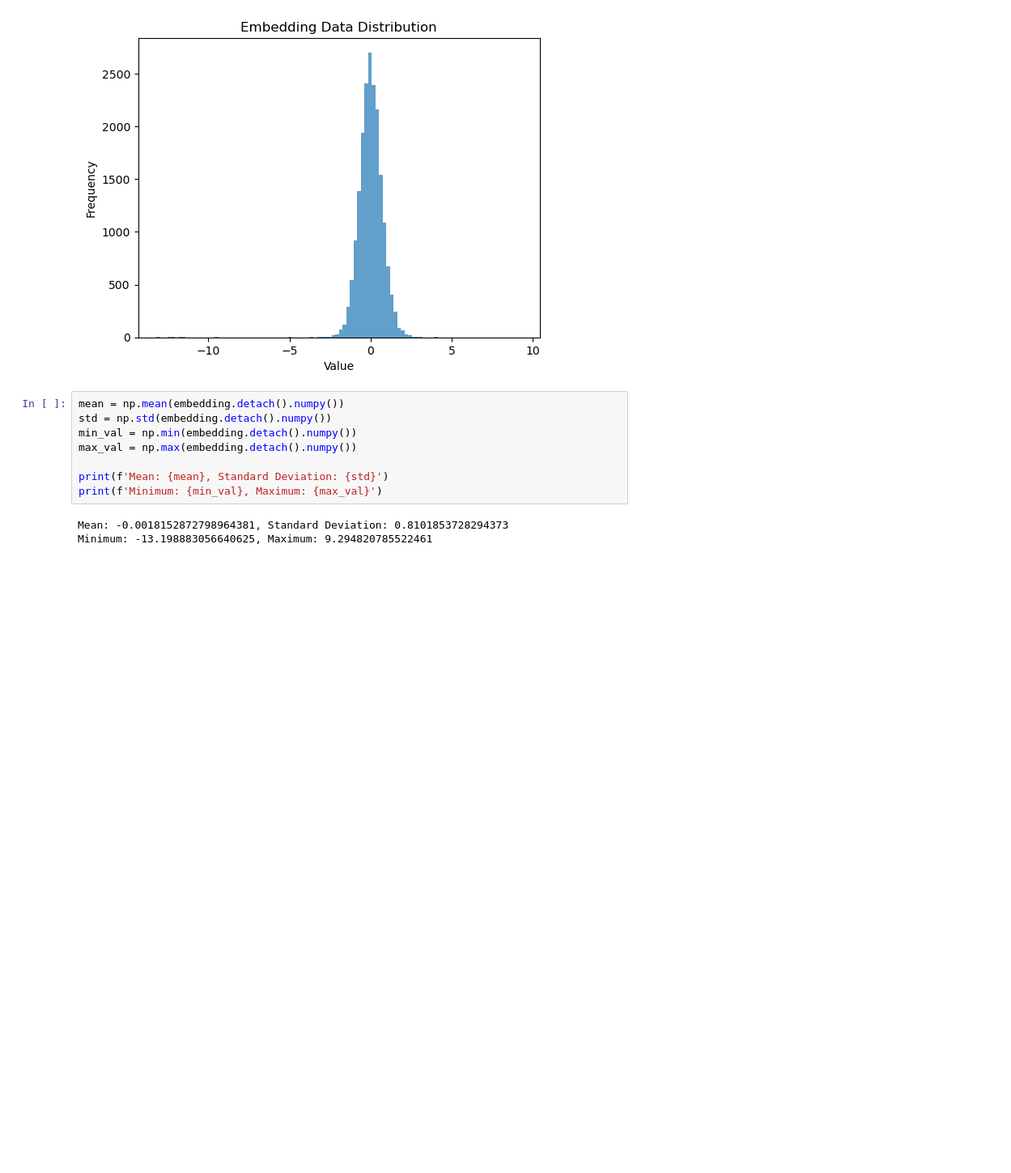
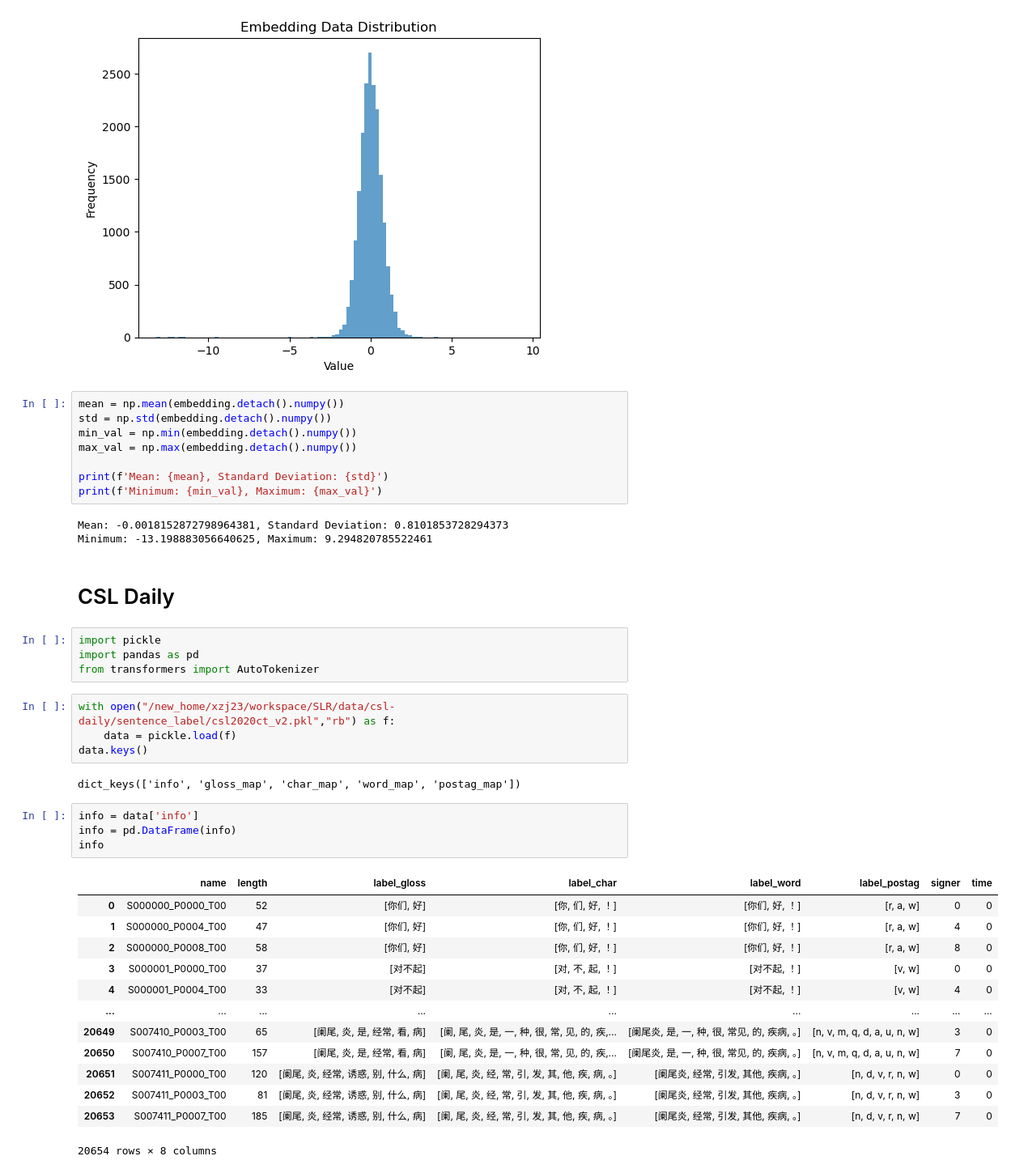
Before and after one commit to hsuzjx/SLRT, a Jupyter notebook: notebooks/ttt.ipynb, the cells around one changed output. Shown at 81% size. Drawn from its saved outputs; the diff is of its cells as text; blank space fills up the shorter version.

```diff
--- a/notebooks/ttt.ipynb
+++ b/notebooks/ttt.ipynb
@@ -117,3 +117,33 @@ print(f'Minimum: {min_val}, Maximum: {max_val}')
 # %% [output]
 Mean: -0.0018152872798964381, Standard Deviation: 0.8101853728294373
 Minimum: -13.198883056640625, Maximum: 9.294820785522461
+# %% [markdown]
+# CSL Daily
+# %%
+import pickle
+import pandas as pd
+from transformers import AutoTokenizer
+# %%
+with open("/new_home/xzj23/workspace/SLR/data/csl-daily/sentence_label/csl2020ct_v2.pkl","rb") as f:
+    data = pickle.load(f)
+data.keys()
+# %% [output]
+dict_keys(['info', 'gloss_map', 'char_map', 'word_map', 'postag_map'])
+# %%
+info = data['info']
+info = pd.DataFrame(info)
+info
+# %% [output]
+|  | name | length | label_gloss | label_char | label_word | label_postag | signer | time |
+| 0 | S000000_P0000_T00 | 52 | [你们, 好] | [你, 们, 好, ！] | [你们, 好, ！] | [r, a, w] | 0 | 0 |
+| 1 | S000000_P0004_T00 | 47 | [你们, 好] | [你, 们, 好, ！] | [你们, 好, ！] | [r, a, w] | 4 | 0 |
+| 2 | S000000_P0008_T00 | 58 | [你们, 好] | [你, 们, 好, ！] | [你们, 好, ！] | [r, a, w] | 8 | 0 |
+| 3 | S000001_P0000_T00 | 37 | [对不起] | [对, 不, 起, ！] | [对不起, ！] | [v, w] | 0 | 0 |
+| 4 | S000001_P0004_T00 | 33 | [对不起] | [对, 不, 起, ！] | [对不起, ！] | [v, w] | 4 | 0 |
+| ... | ... | ... | ... | ... | ... | ... | ... | ... |
+| 20649 | S007410_P0003_T00 | 65 | [阑尾, 炎, 是, 经常, 看, 病] | [阑, 尾, 炎, 是, 一, 种, 很, 常, 见, 的, 疾,... | [阑尾炎, 是, 一, 种, 很, 常见, 的, 疾病, 。] | [n, v, m, q, d, a, u, n, w] | 3 | 0 |
+| 20650 | S007410_P0007_T00 | 157 | [阑尾, 炎, 是, 经常, 看, 病] | [阑, 尾, 炎, 是, 一, 种, 很, 常, 见, 的, 疾,... | [阑尾炎, 是, 一, 种, 很, 常见, 的, 疾病, 。] | [n, v, m, q, d, a, u, n, w] | 7 | 0 |
+| 20651 | S007411_P0000_T00 | 120 | [阑尾, 炎, 经常, 诱惑, 别, 什么, 病] | [阑, 尾, 炎, 经, 常, 引, 发, 其, 他, 疾, 病, 。] | [阑尾炎, 经常, 引发, 其他, 疾病, 。] | [n, d, v, r, n, w] | 0 | 0 |
+| 20652 | S007411_P0003_T00 | 81 | [阑尾, 炎, 经常, 诱惑, 别, 什么, 病] | [阑, 尾, 炎, 经, 常, 引, 发, 其, 他, 疾, 病, 。] | [阑尾炎, 经常, 引发, 其他, 疾病, 。] | [n, d, v, r, n, w] | 3 | 0 |
+| 20653 | S007411_P0007_T00 | 185 | [阑尾, 炎, 经常, 诱惑, 别, 什么, 病] | [阑, 尾, 炎, 经, 常, 引, 发, 其, 他, 疾, 病, 。] | [阑尾炎, 经常, 引发, 其他, 疾病, 。] | [n, d, v, r, n, w] | 7 | 0 |
+20654 rows × 8 columns
```
Also changed, not shown: parts of 5 cells of this notebook, 1 other file.
